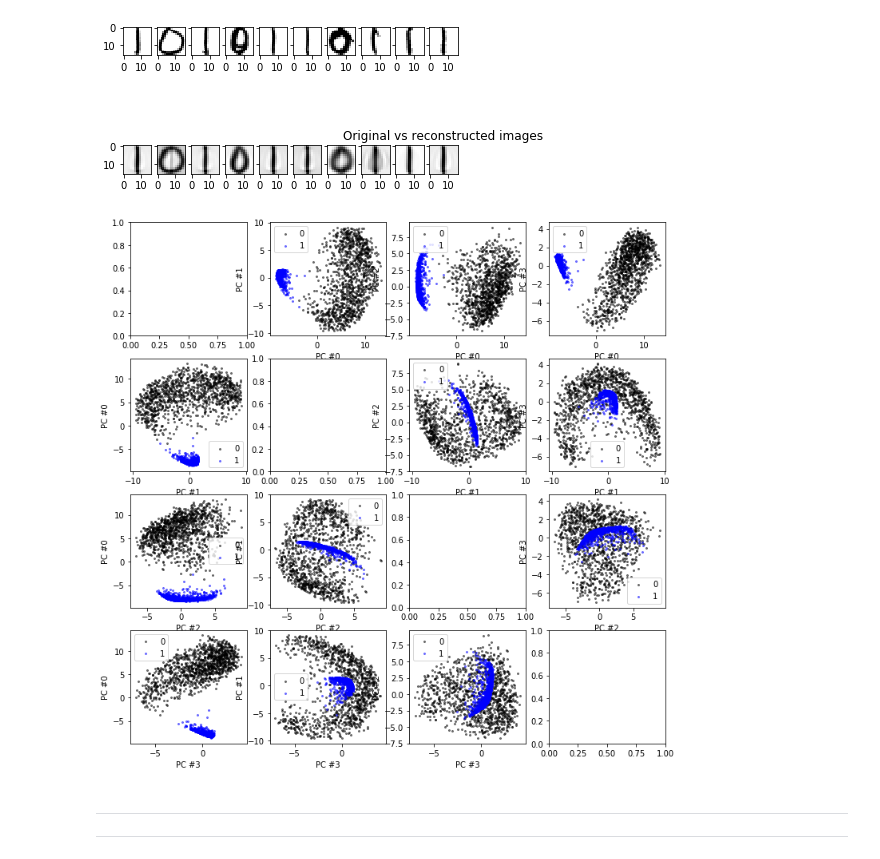
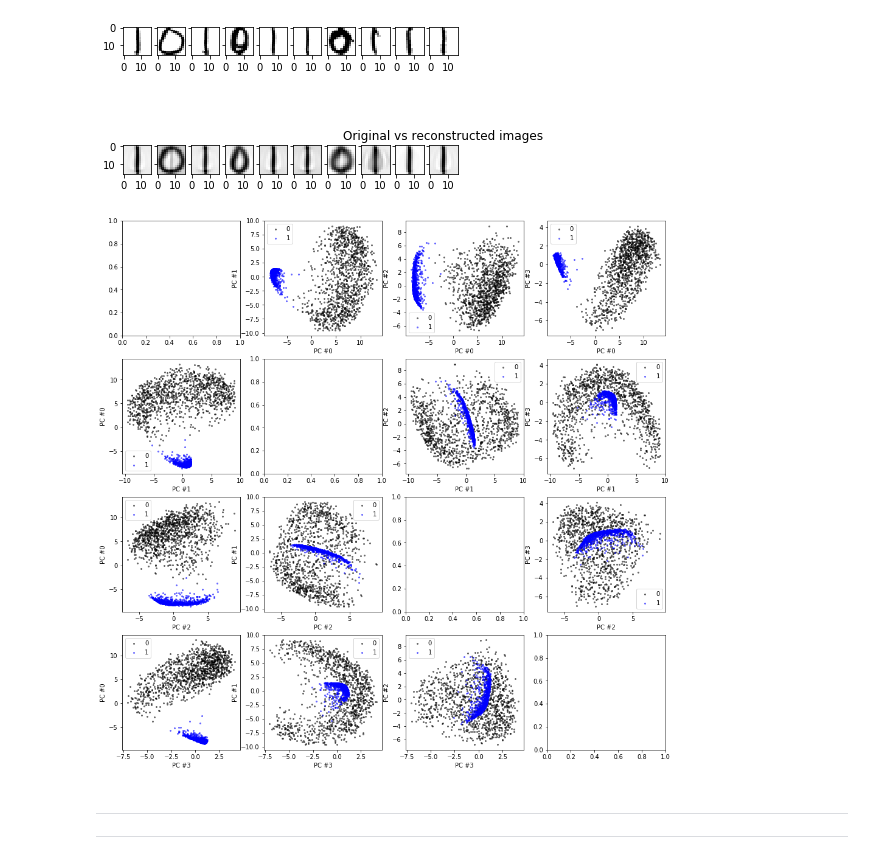
Before and after one commit to gabrielraya/Data-Mining, a Jupyter notebook: Assignment_2/Assignment_2.ipynb, the cells around one changed output. Saved outputs shown, nothing was run; the diff lists cells and outputs as text; code cells hidden in the pictures.

```diff
--- a/Assignment_2/Assignment_2.ipynb
+++ b/Assignment_2/Assignment_2.ipynb
@@ -261,26 +257,26 @@ plt.show()
 # %% [output]
 [figure]
 # %%
-fig, axes = plt.subplots(kept_components, kept_components, figsize=(12, 12))
+fig, axes = plt.subplots(kept_components, kept_components, figsize=(16, 16))
 
 def scatter_digit(ax, components, digit, color):
     data = projected[labels == digit]
     ax.scatter(data[:, components[0]], data[:, components[1]], label=str(digit), s=4, c=color, alpha=.5)
 
 for component_1 in range(kept_components):
     for component_2 in range(kept_components):
         if component_1 == component_2:
             continue
         ax = axes[component_1][component_2]
         scatter_digit(ax, (component_1, component_2), 0, 'black')
         scatter_digit(ax, (component_1, component_2), 1, 'blue')
         ax.set_xlabel(f'PC #{component_1}')
         ax.set_ylabel(f'PC #{component_2}')
         ax.legend()
 
 plt.show()
 # %% [output]
-[figure, old version]
+[figure, new version]
 # %% [markdown]
 ----
 
```
Also changed, not shown: parts of 3 cells of this notebook.
